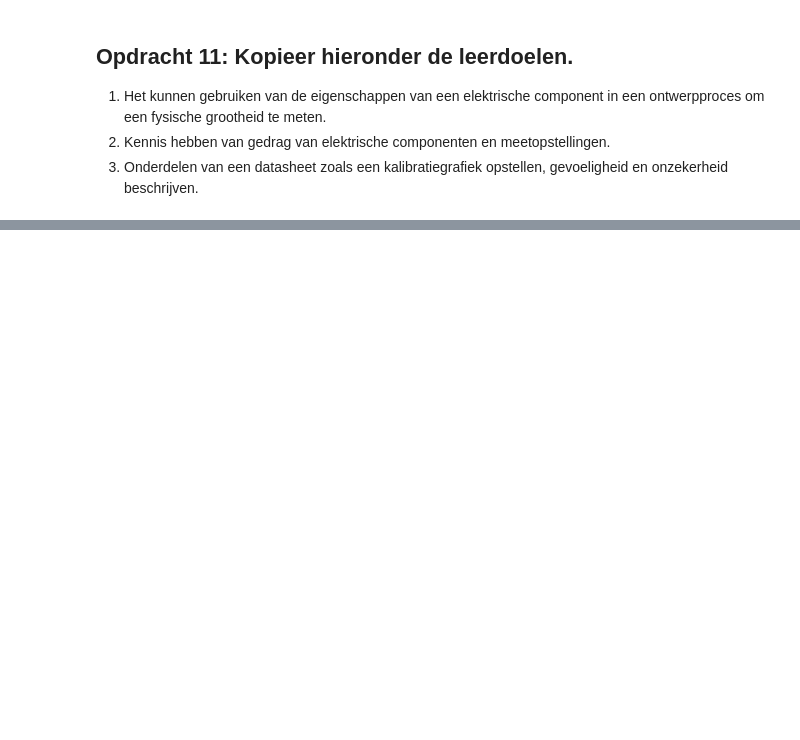
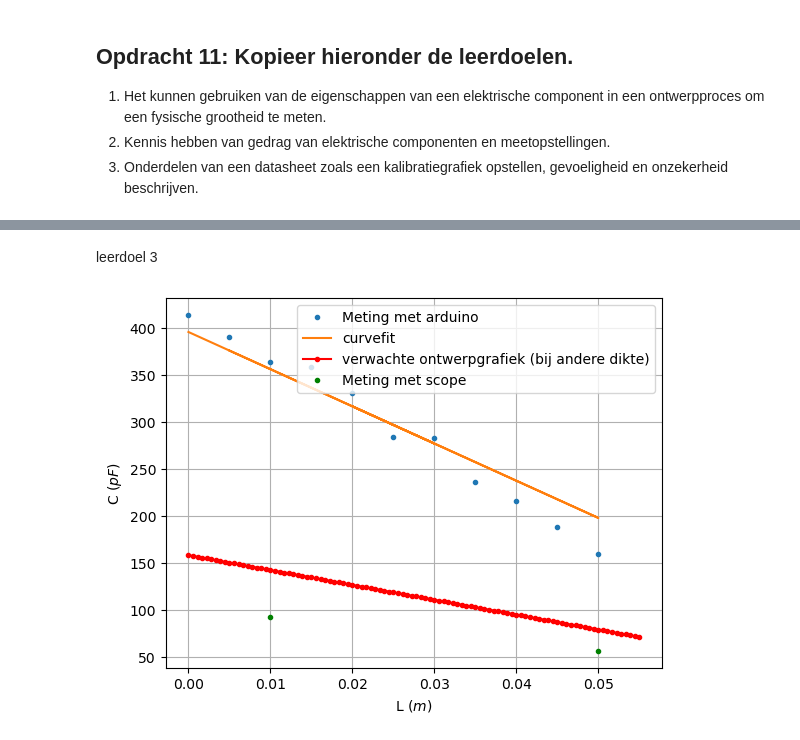
Before and after one commit to HugoRuttenTU/opdrachten-DEF-D, a Jupyter notebook: FysiekeOntwerpopdrachten/2OntwerpEenSensorCondensator/DEFOntwerpopdracht2OntwerpEenSensorInvulTemplate.ipynb, the cells around one changed output, grey strips where cells are left out. Cells and saved outputs as stored; diff of their text form; code cells hidden in the pictures; blank space fills up the shorter version.

Commit message:
leerdoelen + conclusie

```diff
--- a/FysiekeOntwerpopdrachten/2OntwerpEenSensorCondensator/DEFOntwerpopdracht2OntwerpEenSensorInvulTemplate.ipynb
+++ b/FysiekeOntwerpopdrachten/2OntwerpEenSensorCondensator/DEFOntwerpopdracht2OntwerpEenSensorInvulTemplate.ipynb
@@ -172,0 +194,27 @@ kopieer hier de cel(len) waaruit blijkt dat jullie leerdoel 3 beheersen.
+# %% [markdown]
+leerdoel 3
+# %%
+# Plot hier je gemeten kalibratiegrafiek en plot in dezelfde figuur ook je verwachte ontwerpgrafiek.
+
+
+L = np.array([0,0.01, 0.03, 0.02,0.04,0.05,0.045,0.035,0.025,0.015,0.005])
+C = np.array([413.6,363.2,282.6,330.7,215.5,159.3,187.6,235.9,283.5,357.7,390.1 ])
+
+L_scope = np.array([0.01, 0.05])
+C_scope = np.array([92.011, 56.3])
+
+
+popt,pcov = curve_fit(ontwerpfunctie, L, C*10**-12)
+
+plt.figure()
+plt.plot(L,C,'.', label='Meting met arduino')
+plt.plot(L,ontwerpfunctie(L,popt[0],popt[1])*10**12,label='curvefit')
+plt.plot(L_array, ontwerpfunctie(L_array,dikte_karton,epsilon_karton)*10**12,'r.-',label='verwachte ontwerpgrafiek (bij andere dikte)')
+plt.plot(L_scope,C_scope,"g.",label = "Meting met scope")
+plt.xlabel('L $(m)$')
+plt.ylabel("C $(pF)$")
+plt.legend()
+plt.grid()
+plt.show()
+# %% [output]
+[figure, added]
```
Also changed, not shown: parts of 16 cells of this notebook.
